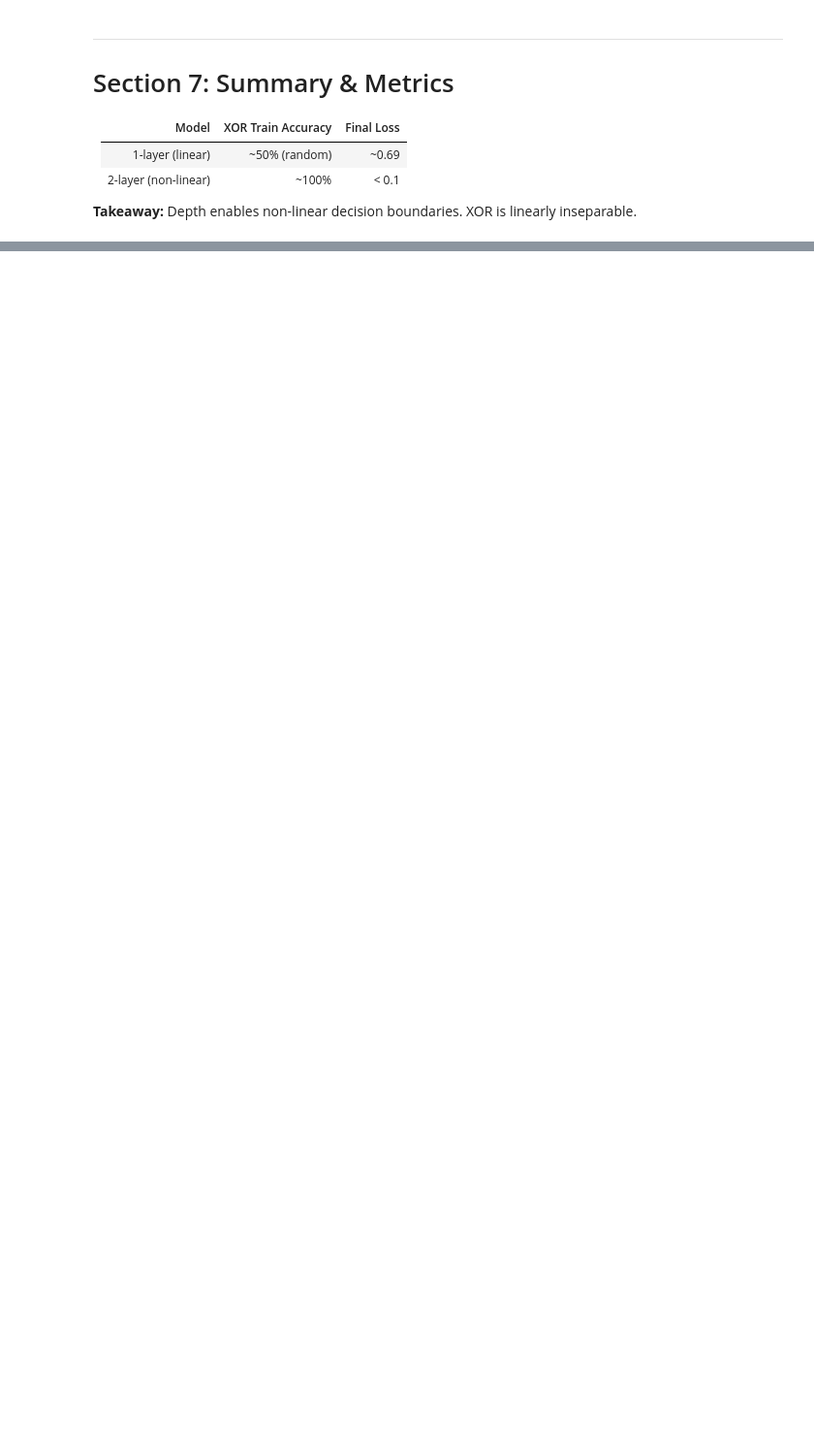
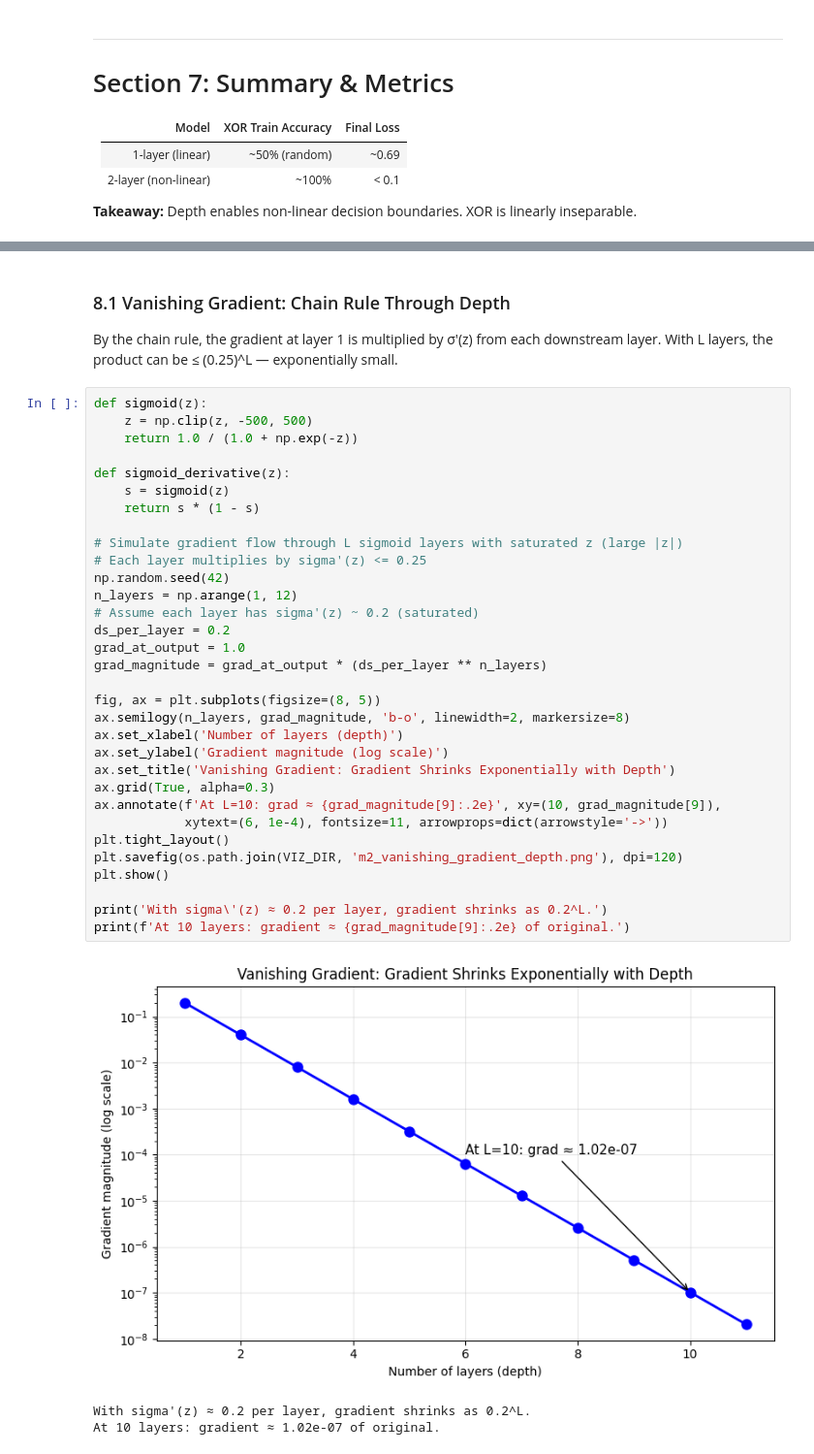
Before and after one commit to bhavik1611/llm-engineering-mastery, a Jupyter notebook: phase1_foundations/M2_neural_network_from_scratch/M2_experiments_and_visualizations.ipynb, the cells around one changed output, grey strips where cells are left out. Shown at 97% size. Drawn from its saved outputs; the diff is of its cells as text; blank space fills up the shorter version.

```diff
--- a/phase1_foundations/M2_neural_network_from_scratch/M2_experiments_and_visualizations.ipynb
+++ b/phase1_foundations/M2_neural_network_from_scratch/M2_experiments_and_visualizations.ipynb
@@ -332,0 +335,40 @@ plt.show()
+# %% [markdown]
+### 8.1 Vanishing Gradient: Chain Rule Through Depth
+
+By the chain rule, the gradient at layer 1 is multiplied by σ'(z) from each downstream layer. With L layers, the product can be ≤ (0.25)^L — exponentially small.
+# %%
+def sigmoid(z):
+    z = np.clip(z, -500, 500)
+    return 1.0 / (1.0 + np.exp(-z))
+
+def sigmoid_derivative(z):
+    s = sigmoid(z)
+    return s * (1 - s)
+
+# Simulate gradient flow through L sigmoid layers with saturated z (large |z|)
+# Each layer multiplies by sigma'(z) <= 0.25
+np.random.seed(42)
+n_layers = np.arange(1, 12)
+# Assume each layer has sigma'(z) ~ 0.2 (saturated)
+ds_per_layer = 0.2
+grad_at_output = 1.0
+grad_magnitude = grad_at_output * (ds_per_layer ** n_layers)
+
+fig, ax = plt.subplots(figsize=(8, 5))
+ax.semilogy(n_layers, grad_magnitude, 'b-o', linewidth=2, markersize=8)
+ax.set_xlabel('Number of layers (depth)')
+ax.set_ylabel('Gradient magnitude (log scale)')
+ax.set_title('Vanishing Gradient: Gradient Shrinks Exponentially with Depth')
+ax.grid(True, alpha=0.3)
+ax.annotate(f'At L=10: grad ≈ {grad_magnitude[9]:.2e}', xy=(10, grad_magnitude[9]),
+            xytext=(6, 1e-4), fontsize=11, arrowprops=dict(arrowstyle='->'))
+plt.tight_layout()
+plt.savefig(os.path.join(VIZ_DIR, 'm2_vanishing_gradient_depth.png'), dpi=120)
+plt.show()
+
+print('With sigma\'(z) ≈ 0.2 per layer, gradient shrinks as 0.2^L.')
+print(f'At 10 layers: gradient ≈ {grad_magnitude[9]:.2e} of original.')
+# %% [output]
+[figure, added]
+With sigma'(z) ≈ 0.2 per layer, gradient shrinks as 0.2^L.
+At 10 layers: gradient ≈ 1.02e-07 of original.
```
Also changed, not shown: parts of 7 cells of this notebook, 9 other files.
